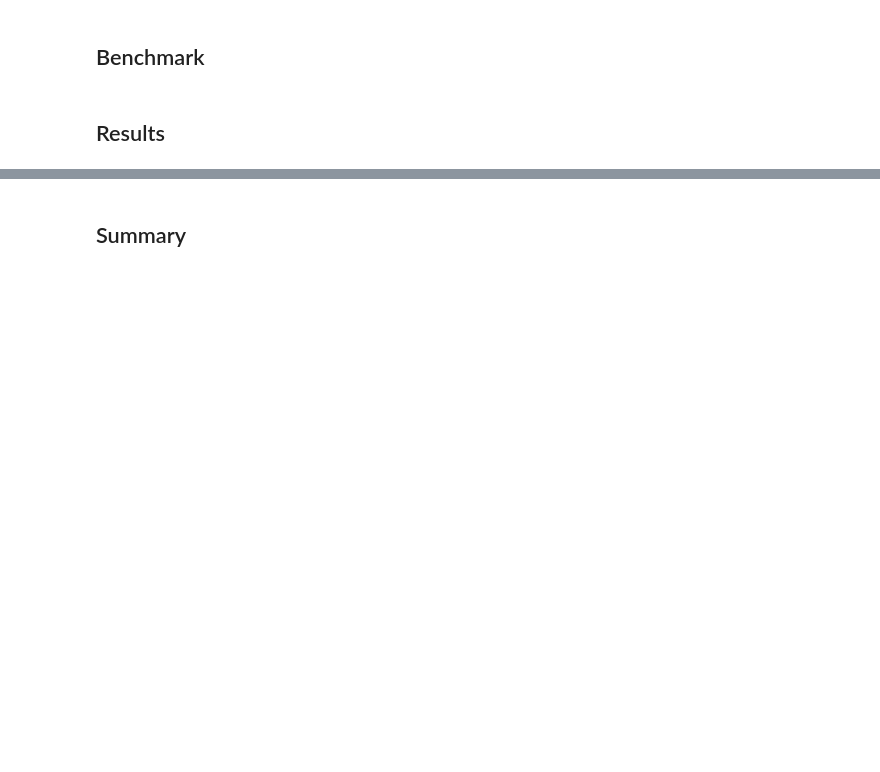
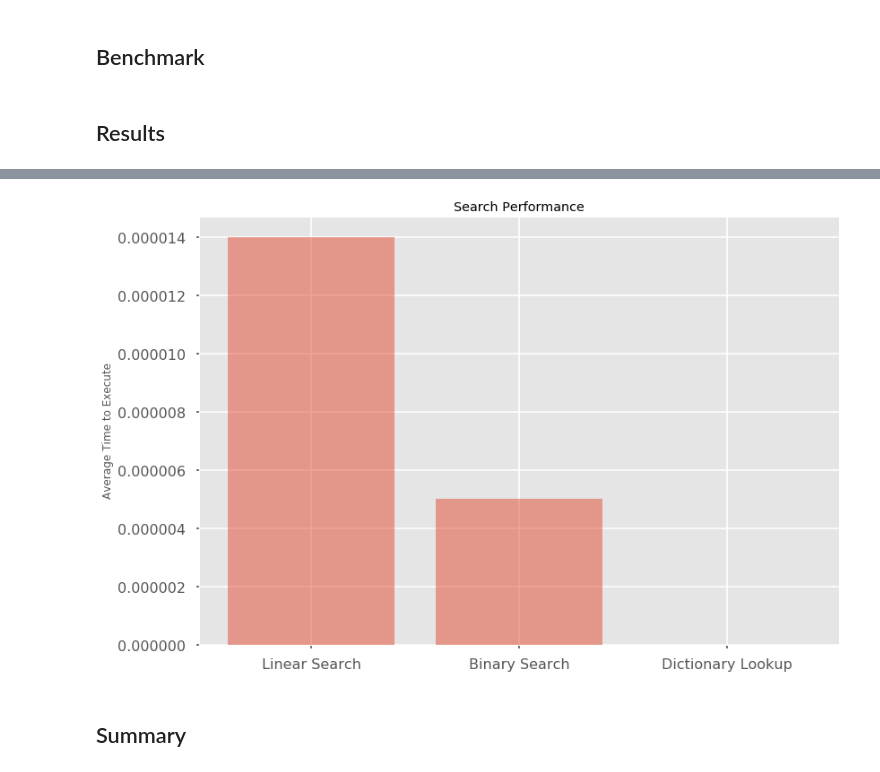
Before and after one commit to bmoretz/MSDS-DataEngineering, a Jupyter notebook: 05_HashTable.ipynb, the cells around one changed output, grey strips where cells are left out. Drawn from its saved outputs; the diff is of its cells as text; code cells hidden in the pictures; blank space fills up the shorter version.

```diff
--- a/05_HashTable.ipynb
+++ b/05_HashTable.ipynb
@@ -19,0 +133,4 @@ np.random.seed(323) # static seed so results are reproducible
+# %%
+names = quickSort(names) # Sort using Quick Sort, fast
+# %%
+indexes = [10, 30, 50, 70, 90, 100] # look-up positions
@@ -19,0 +151,9 @@ np.random.seed(323) # static seed so results are reproducible
+# %%
+# Create the output metrics DataFrame
+results = pd.DataFrame(columns = ['Iterations', 'Linear Search', 'Binary Search', 'Dictionary Lookup'])
+
+ls_time = profile(lambda: [[linear_search(names, n) for n in index_values] for x in range(iters)]) / iters
+bs_time = profile(lambda: [[binary_search(names, n) for n in index_values] for x in range(iters)]) / iters
+dc_time = profile(lambda: [[names_dict[n] for n in index_values] for x in range(iters)]) / iters
+
+results.loc[0] = [iters, ls_time, bs_time, dc_time]
@@ -20,2 +165,15 @@ np.random.seed(323) # static seed so results are reproducible
+# %%
+indexers = ('Linear Search', 'Binary Search', 'Dictionary Lookup')
+y_pos = np.arange(len(indexers))
+performance = [ls_time, bs_time, dc_time]
+
+plt.bar(y_pos, performance, align='center', alpha=0.5)
+plt.xticks(y_pos, indexers)
+plt.ylabel('Average Time to Execute')
+plt.title('Search Performance')
+
+plt.show()
+# %% [output]
+[figure, added]
 # %% [markdown]
 ## Summary
```
Also changed, not shown: parts of 15 cells of this notebook.
